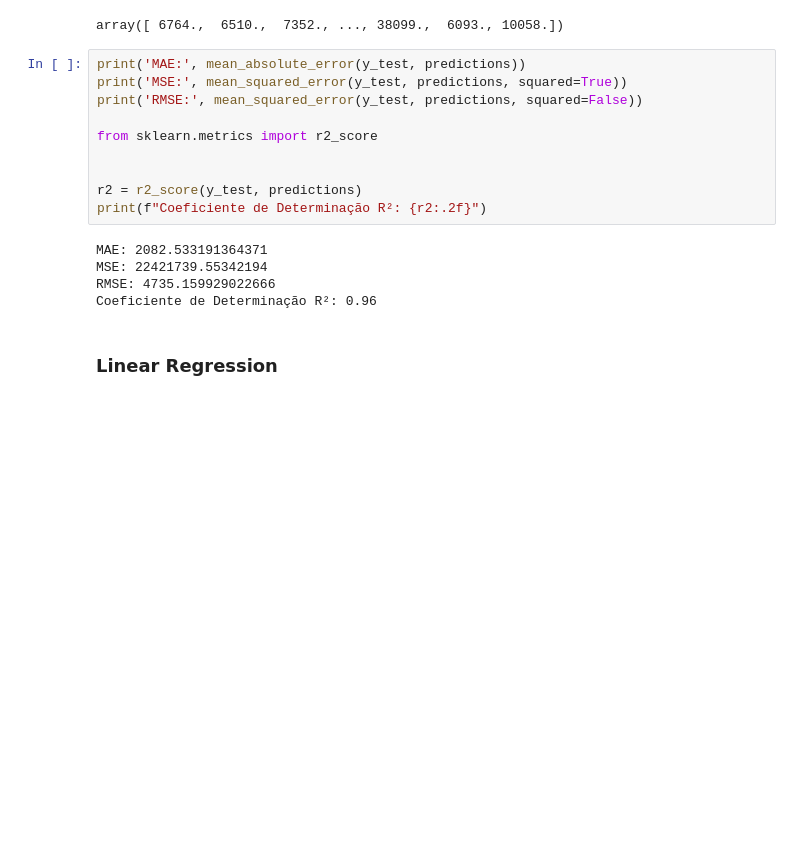
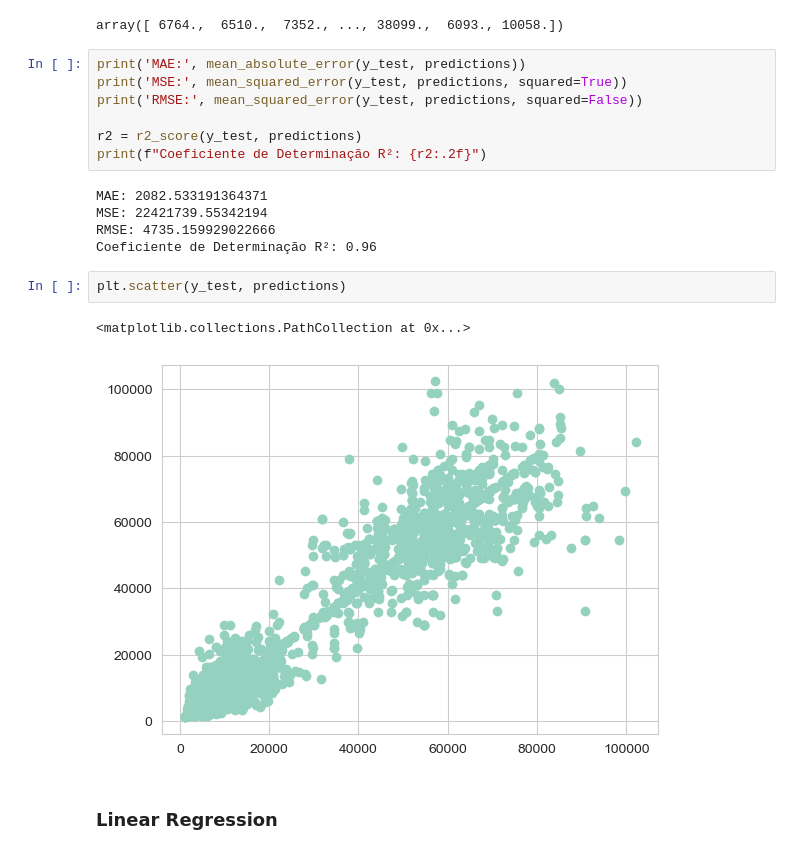
Before and after one commit to telmomaciel9/DAA-Project, a Jupyter notebook: dataset-grupo/flightprediction.ipynb, the cells around one changed output. Saved outputs shown, nothing was run; the diff lists cells and outputs as text; blank space fills up the shorter version.

```diff
--- a/dataset-grupo/flightprediction.ipynb
+++ b/dataset-grupo/flightprediction.ipynb
@@ -426,9 +405,6 @@ print('MAE:', mean_absolute_error(y_test, predictions))
 print('MSE:', mean_squared_error(y_test, predictions, squared=True))
 print('RMSE:', mean_squared_error(y_test, predictions, squared=False))
 
-from sklearn.metrics import r2_score
-
-
 r2 = r2_score(y_test, predictions)
 print(f"Coeficiente de Determinação R²: {r2:.2f}")
 # %% [output]
@@ -436,6 +412,11 @@ MAE: 2082.533191364371
 MSE: 22421739.55342194
 RMSE: 4735.159929022666
 Coeficiente de Determinação R²: 0.96
+# %%
+plt.scatter(y_test, predictions)
+# %% [output]
+<matplotlib.collections.PathCollection at 0x...>
+[figure, added]
 # %% [markdown]
 ### Linear Regression
 # %%
```
Also changed, not shown: parts of 16 cells of this notebook.
